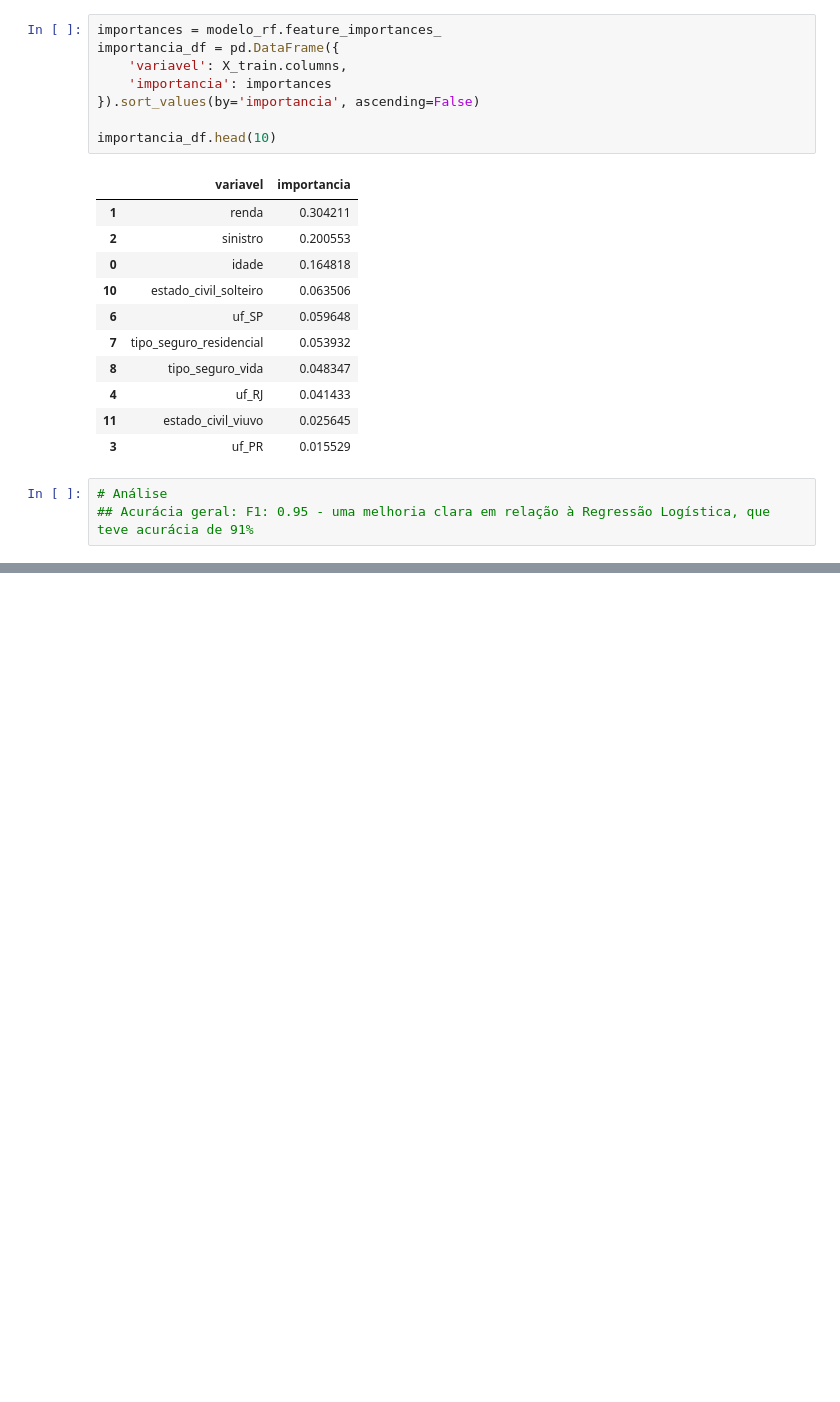
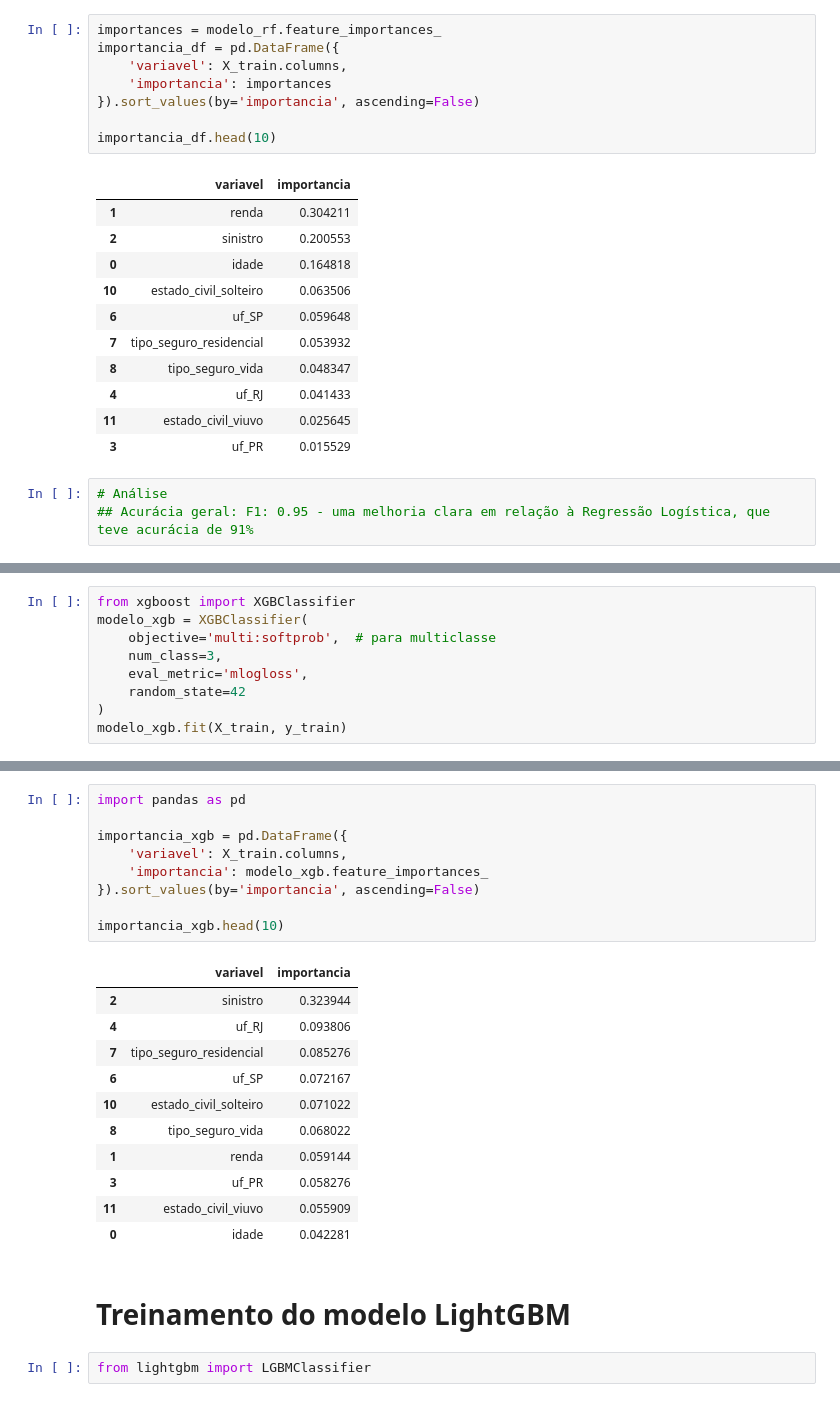
Before and after one commit to emariot/synapsi, a Jupyter notebook: Segurai/data/base_simulada.ipynb, the cells around one changed output, grey strips where cells are left out. Cells and saved outputs as stored; diff of their text form; blank space fills up the shorter version.

Commit message:
Fim da criação, treinamento e análise dos modelos com dados fictícios

```diff
--- a/Segurai/data/base_simulada.ipynb
+++ b/Segurai/data/base_simulada.ipynb
@@ -651,0 +668,9 @@ importancia_df.head(10)
+# %%
+from xgboost import XGBClassifier
+modelo_xgb = XGBClassifier(
+    objective='multi:softprob',  # para multiclasse
+    num_class=3,
+    eval_metric='mlogloss',
+    random_state=42
+)
+modelo_xgb.fit(X_train, y_train)
@@ -651,0 +715,25 @@ importancia_df.head(10)
+# %%
+import pandas as pd
+
+importancia_xgb = pd.DataFrame({
+    'variavel': X_train.columns,
+    'importancia': modelo_xgb.feature_importances_
+}).sort_values(by='importancia', ascending=False)
+
+importancia_xgb.head(10)
+# %% [output]
+|  | variavel | importancia |
+| 2 | sinistro | 0.323944 |
+| 4 | uf_RJ | 0.093806 |
+| 7 | tipo_seguro_residencial | 0.085276 |
+| 6 | uf_SP | 0.072167 |
+| 10 | estado_civil_solteiro | 0.071022 |
+| 8 | tipo_seguro_vida | 0.068022 |
+| 1 | renda | 0.059144 |
+| 3 | uf_PR | 0.058276 |
+| 11 | estado_civil_viuvo | 0.055909 |
+| 0 | idade | 0.042281 |
+# %% [markdown]
+# Treinamento do modelo LightGBM
+# %%
+from lightgbm import LGBMClassifier
```
Also changed, not shown: parts of 12 cells of this notebook.
